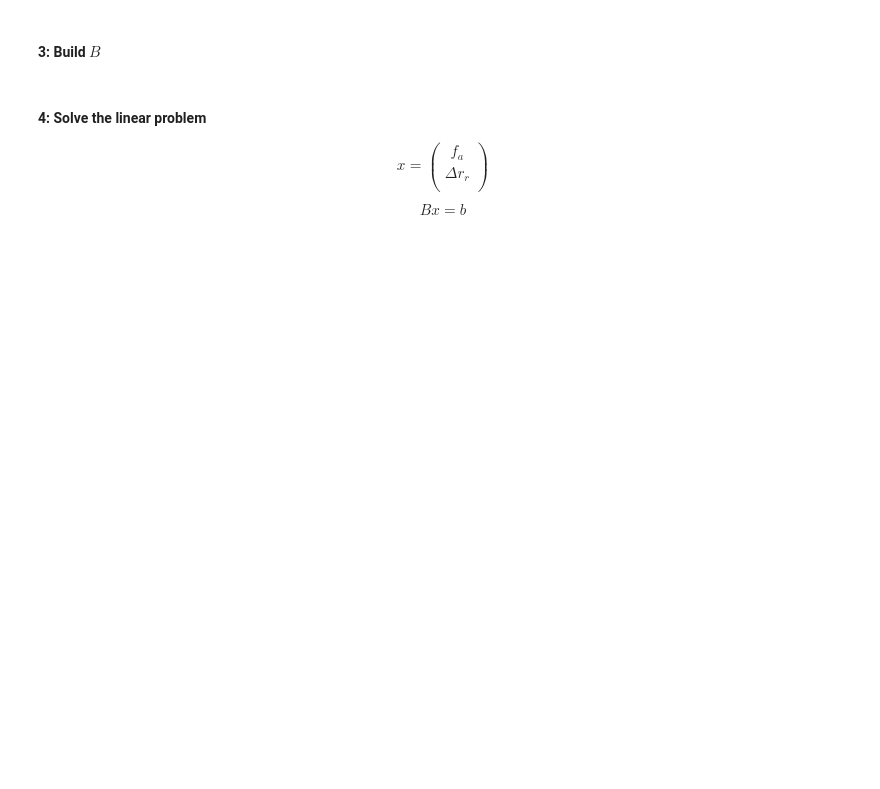
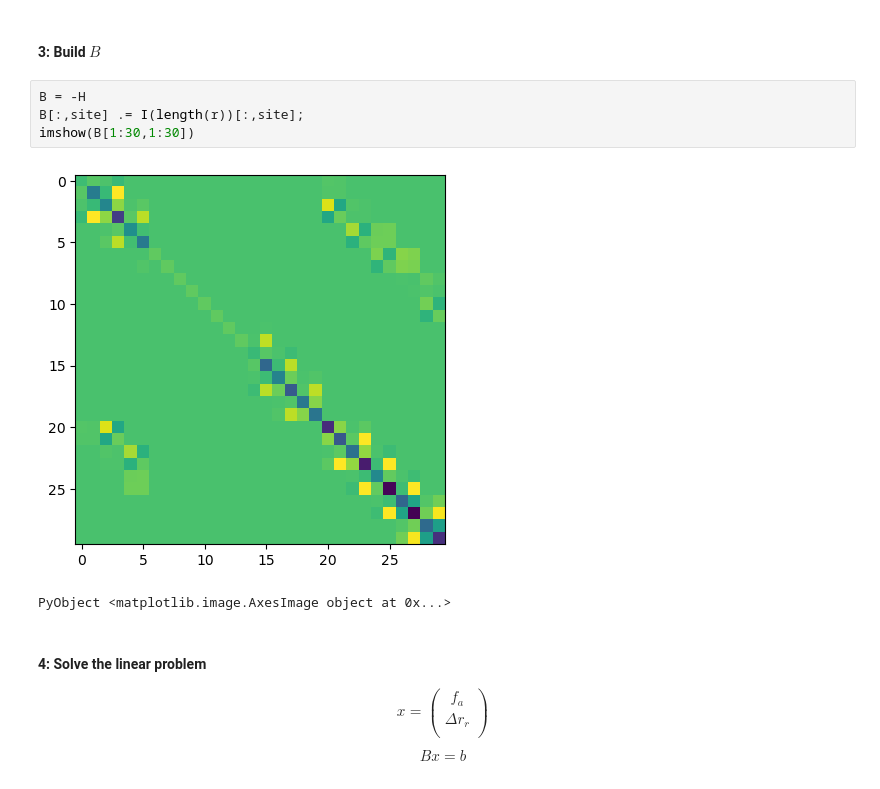
Before and after one commit to ericrouviere/BPHYS_workshop_2022, a Jupyter notebook: notebooks/Notebook-6_Linear_response.ipynb, the cells around one changed output. Cells and saved outputs as stored; diff of their text form; blank space fills up the shorter version.

```diff
--- a/notebooks/Notebook-6_Linear_response.ipynb
+++ b/notebooks/Notebook-6_Linear_response.ipynb
@@ -225,5 +268,12 @@ $$
 # %% [markdown]
 #### 3: Build $B$
+# %%
+B = -H
+B[:,site] .= I(length(r))[:,site];
+imshow(B[1:30,1:30])
+# %% [output]
+[figure, added]
+PyObject <matplotlib.image.AxesImage object at 0x...>
 # %% [markdown]
 #### 4: Solve the linear problem
 $$ x = \left(\begin{matrix}
```
Also changed, not shown: parts of 13 cells of this notebook, 4 other files.
